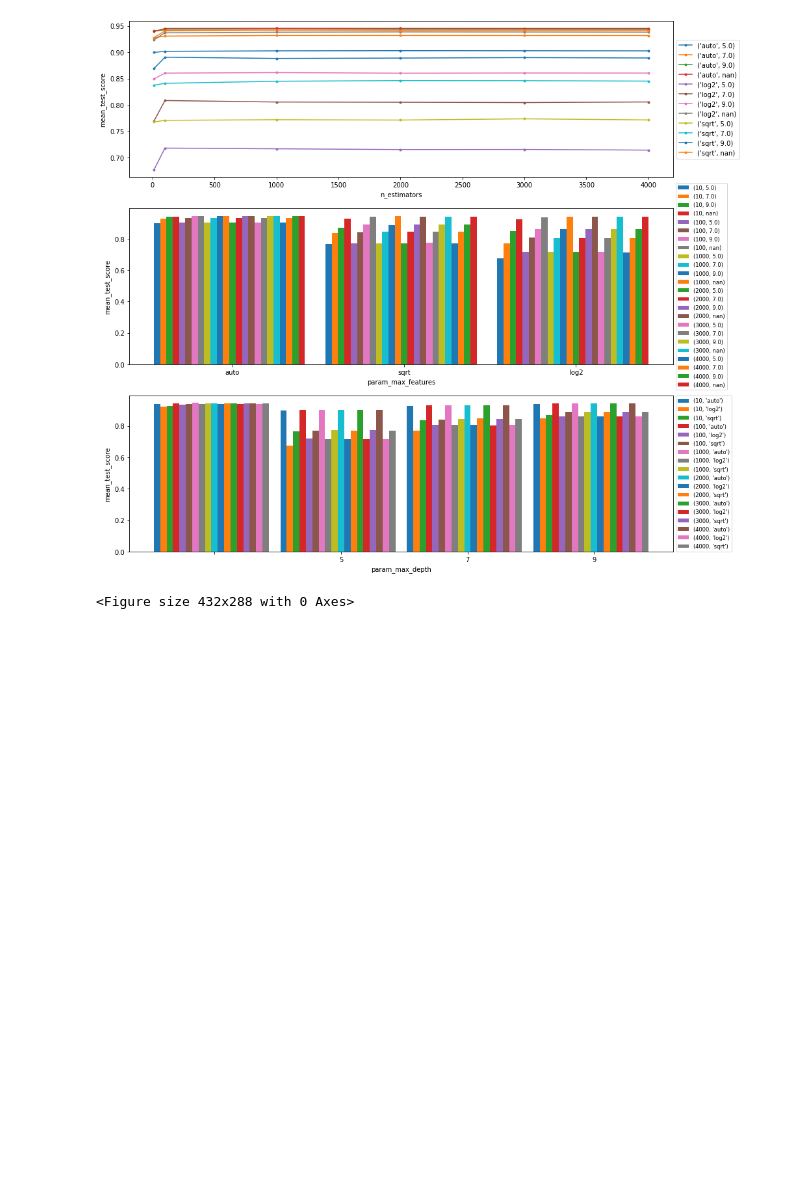
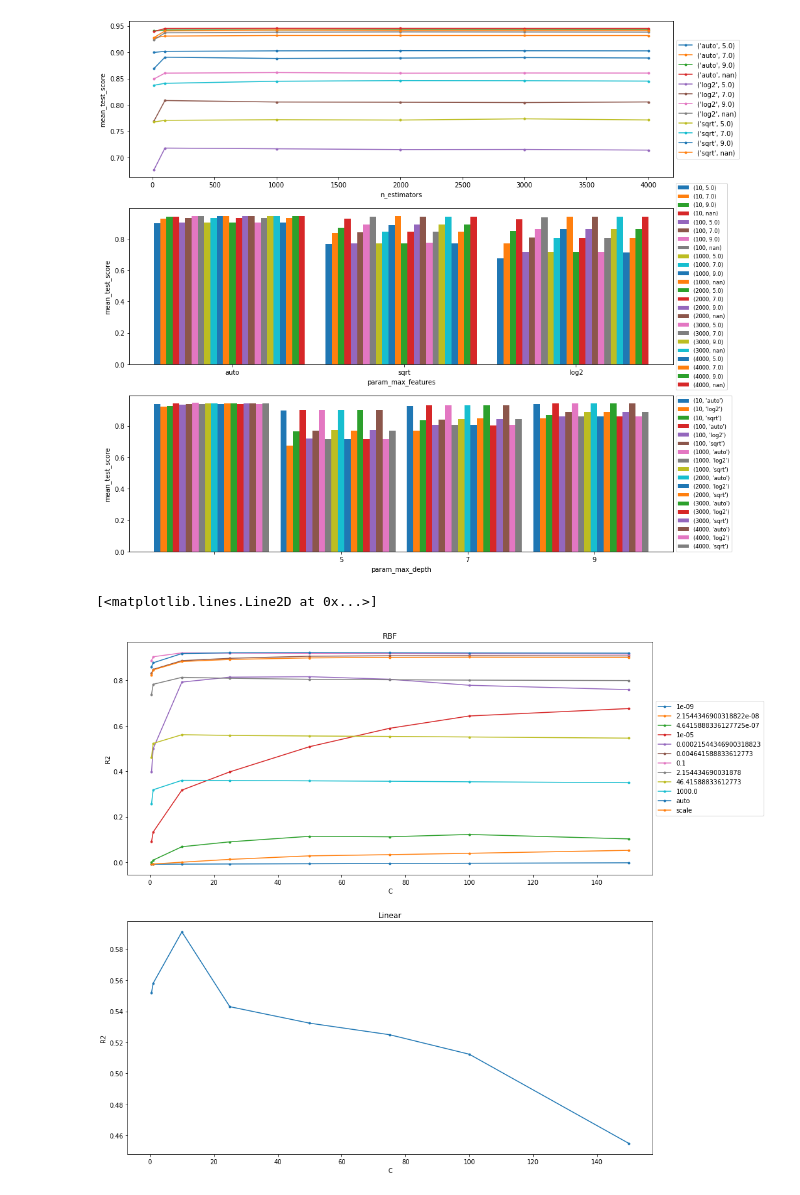
Before and after one commit to brdoney/TOP500-machine-learning, a Jupyter notebook: hyperparams_toa.ipynb, the cells around one changed output. Drawn from its saved outputs; the diff is of its cells as text; code cells hidden in the pictures; blank space fills up the shorter version.

```diff
--- a/hyperparams_toa.ipynb
+++ b/hyperparams_toa.ipynb
@@ -160,18 +168,17 @@ Index(['mean_fit_time', 'std_fit_time', 'mean_score_time', 'std_score_time',
 # %%
 # KNeighborsRegressor graph
-plot_type = "plt"
+fig, plot = plt.subplots()
 for p in results.groupby(["param_p", "param_weights"], dropna=False):
     title, res = p
-    plt.plot(res["param_n_neighbors"], res["mean_test_score"], linestyle="-", marker=".", label=title)
-    plt.xlabel("n_neighbors")
-    plt.ylabel("R2 Score")
-    plt.legend(loc="center left", bbox_to_anchor=(1, 0.5))
+    plot.plot(res["param_n_neighbors"], res["mean_test_score"], linestyle="-", marker=".", label=title)
+    plot.xlabel("n_neighbors")
+    plot.ylabel("R2 Score")
+    plot.legend(loc="center left", bbox_to_anchor=(1, 0.5))
 # %% [output]
 [figure]
 # %%
 # RandomForestRegressor graphs
-plot_type = "figure"
-figure, axis = plt.subplots(3, 1, figsize=(15, 15))
+fig, axis = plt.subplots(3, 1, figsize=(15, 15))
 
 # n_estimators line graph
 plot = axis[0]
@@ -214,6 +221,28 @@ res_est_feat = results.groupby(["param_n_estimators", "param_max_features"], dro
 bar_graph(plot, res_est_feat, results, "param_max_depth", "mean_test_score")
 # %% [output]
 [figure]
+# %%
+# SVR graphs
+fig, axes = plt.subplots(2, 1, figsize=(15, 15))
+
+plot = axes[0]
+plot.set_title("RBF")
+plot.set_xlabel("C")
+plot.set_ylabel("R2")
+for p in results[results["param_kernel"] == "rbf"].groupby(["param_gamma"], dropna=False):
+    title, res = p
+    plot.plot(res["param_C"], res["mean_test_score"], linestyle="-", marker=".", label=title)
+    plot.legend(loc="center left", bbox_to_anchor=(1, 0.5))
+
+plot = axes[1]
+plot.set_title("Linear")
+plot.set_xlabel("C")
+plot.set_ylabel("R2")
+linear_res = results[results["param_kernel"] == "linear"]
+plot.plot(linear_res["param_C"], linear_res["mean_test_score"], linestyle="-", marker=".")
+# %% [output]
+[<matplotlib.lines.Line2D at 0x...>]
+[figure, added]
 # %%
 from datetime import datetime
 import pathlib
@@ -226,18 +255,9 @@ dt_string = now.strftime(r"%m-%d-%YT%I-%M-%S%p")
 
 identifier = f"{model_name}_{scaler_name}_{dt_string}"
 out_dir = pathlib.Path("out")
-csv_path = out_dir / (identifier + ".txt")
+csv_path = out_dir / (identifier + ".csv")
 img_path = out_dir / (identifier + ".png")
 
 results.to_csv(csv_path)
-
-if plot_type == "figure":
-    figure.set_facecolor((1, 1, 1, 1))
-    figure.savefig(img_path)
-elif plot_type == "plt":
-    plt.draw()
-    plt.savefig(img_path)
-else:
-    print("Plot not recognised; nothing saved")
+fig.set_facecolor((1, 1, 1, 1))
+fig.savefig(img_path)
-# %% [output]
-<Figure size 432x288 with 0 Axes>
```
Also changed, not shown: parts of 4 cells of this notebook.
